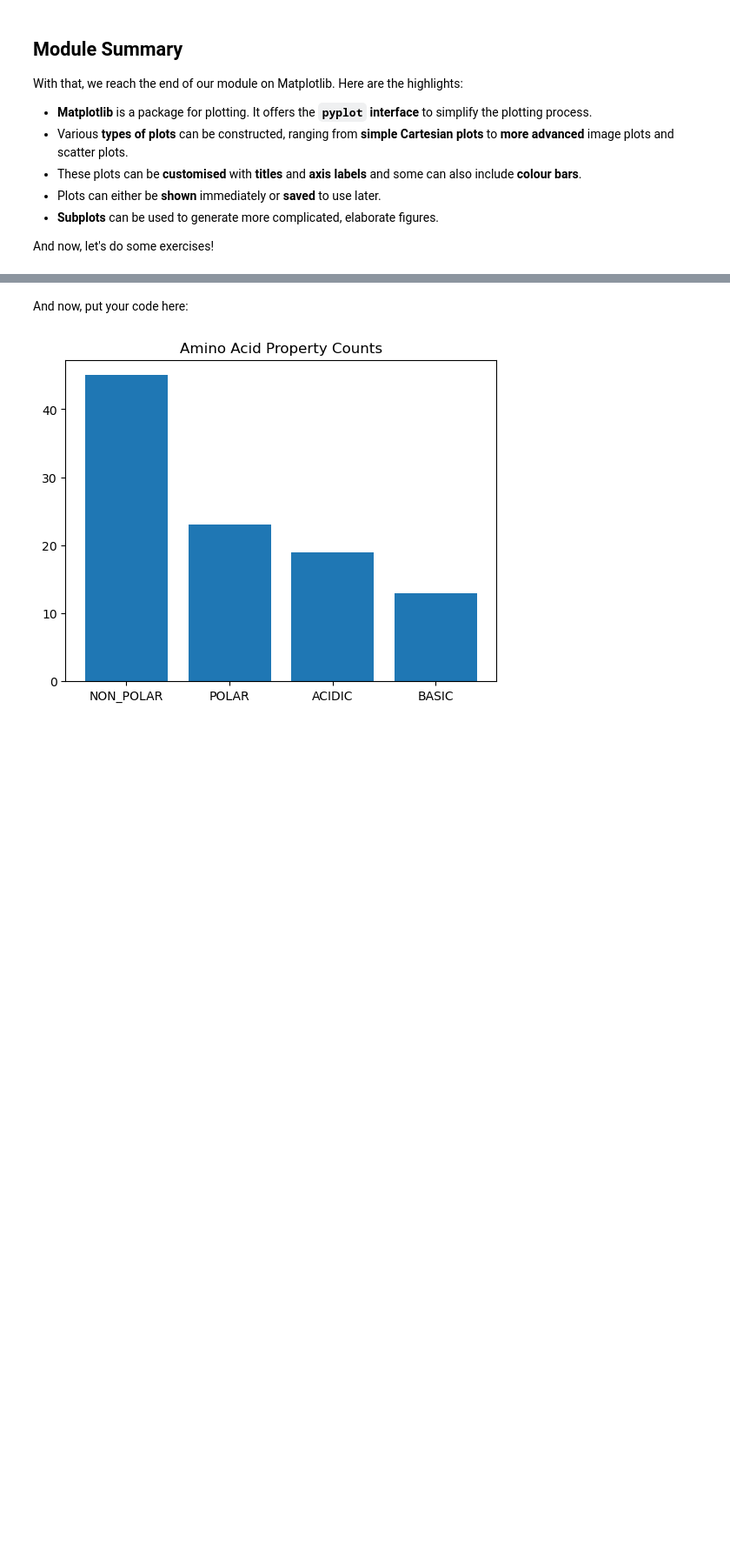
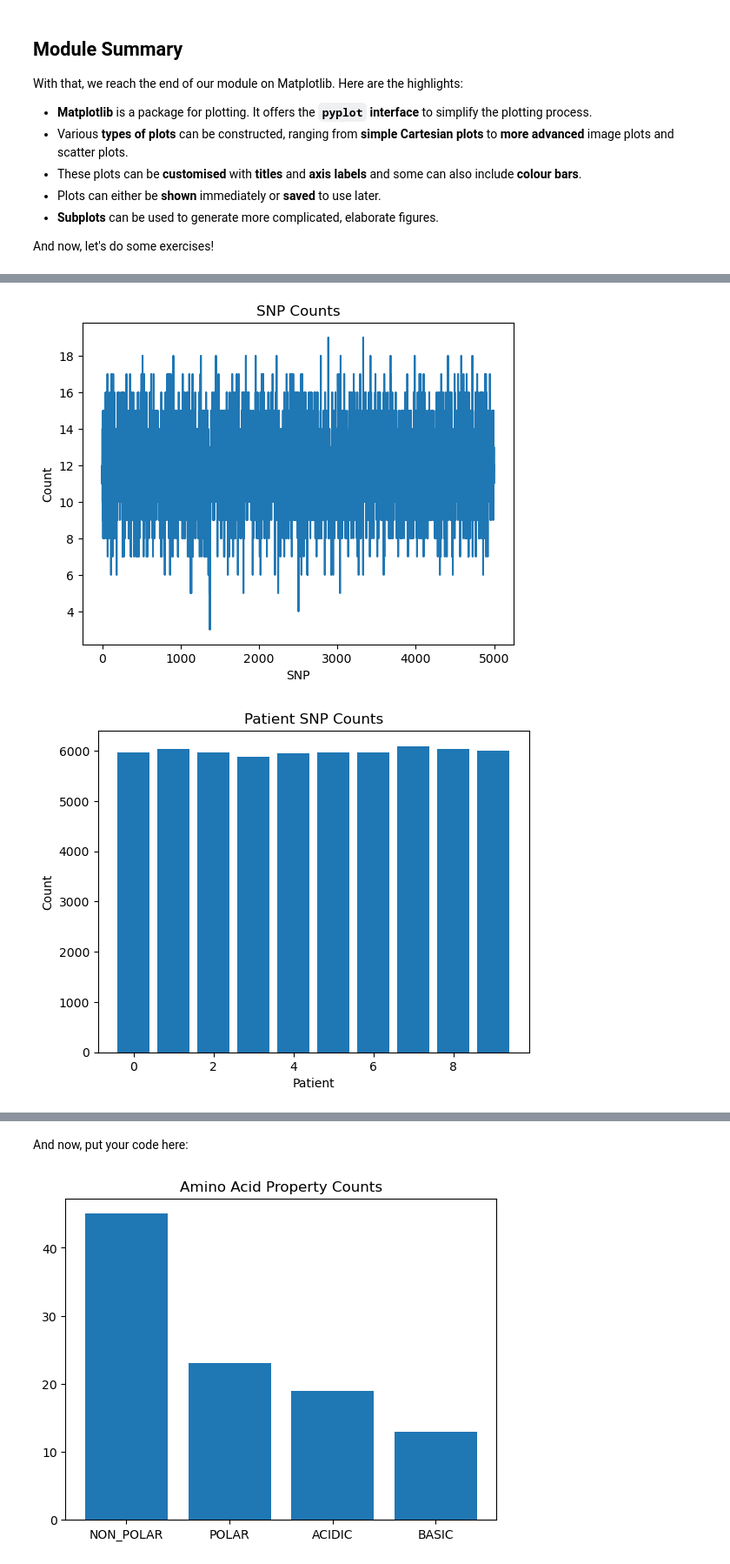
Before and after one commit to QLS-MiCM/DataProcessingInPython, a Jupyter notebook: Exercises/solutions/DataProcessingPython.ipynb, the cells around one changed output, grey strips where cells are left out. Shown at 87% size. Drawn from its saved outputs; the diff is of its cells as text; code cells hidden in the pictures; blank space fills up the shorter version.

```diff
--- a/Exercises/solutions/DataProcessingPython.ipynb
+++ b/Exercises/solutions/DataProcessingPython.ipynb
@@ -1823,0 +1816,35 @@ And now, let's do some exercises!
+# %%
+genotype_data = np.load(base_dir + "data/snp_individuals.npy")
+
+# Reshape the data array to have 5000 columns and unknown number of rows
+genotype_data = genotype_data.reshape(-1, 5000)
+
+# Your code here for generating the plots
+
+# Plot 1
+snp_totals = genotype_data.sum(axis=0)
+
+plt.plot(snp_totals)
+plt.xlabel("SNP")
+plt.ylabel("Count")
+plt.title("SNP Counts")
+plt.show()
+
+# Plot 2
+individual_totals = genotype_data.sum(axis=1)
+
+plt.bar(range(len(individual_totals)), individual_totals)
+plt.xlabel("Patient")
+plt.ylabel("Count")
+plt.title("Patient SNP Counts")
+plt.show()
+
+# Plot 3
+plt.hist(snp_totals)
+plt.xlabel("Copy number")
+plt.ylabel("Count")
+plt.title("SNP Copy Number")
+plt.show()
+# %% [output]
+[figure, added]
+[figure, added]
```
Also changed, not shown: parts of 55 cells of this notebook, 1 other file.
